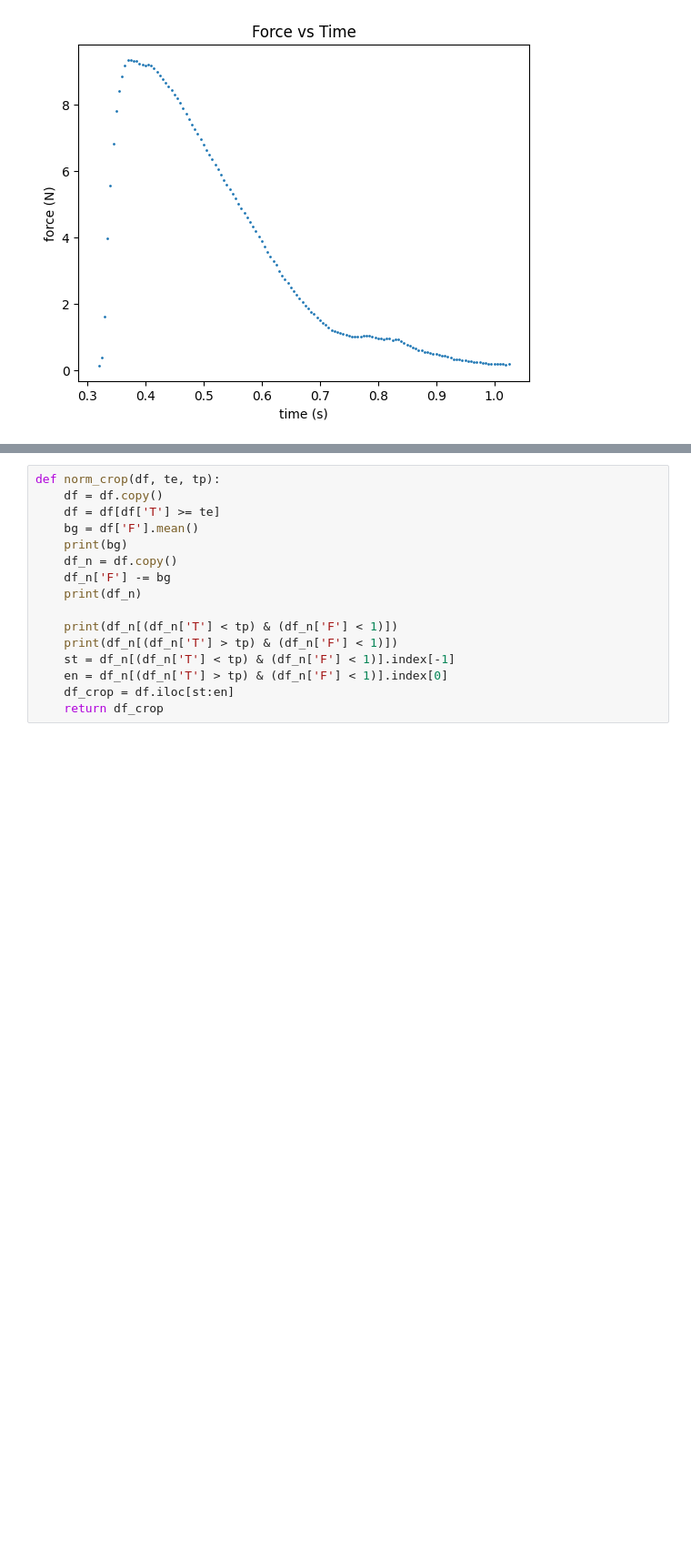
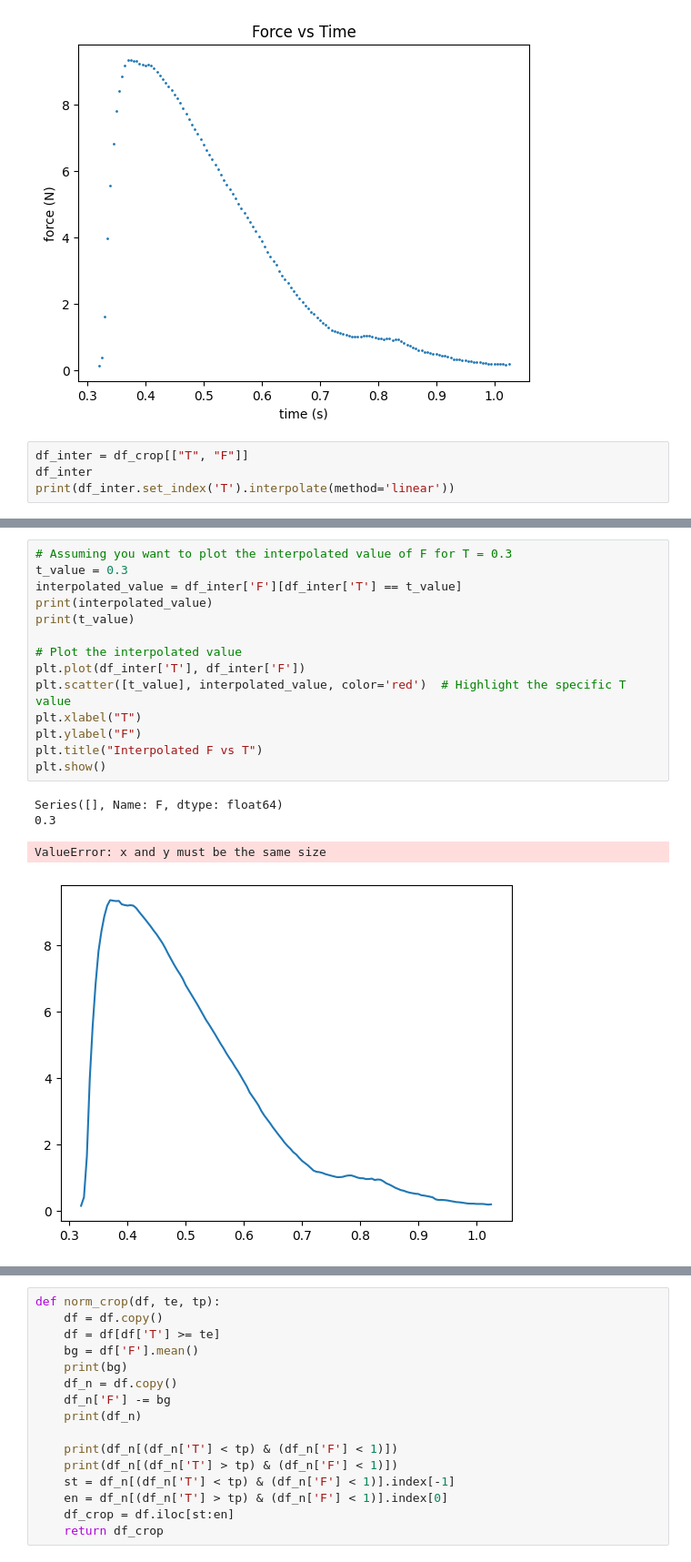
Before and after one commit to FormulaForest/Formula-Forest, a Jupyter notebook: Propulsion theory/exp_results.ipynb, the cells around one changed output, grey strips where cells are left out. Shown at 91% size. Drawn from its saved outputs; the diff is of its cells as text; blank space fills up the shorter version.

```diff
--- a/Propulsion theory/exp_results.ipynb
+++ b/Propulsion theory/exp_results.ipynb
@@ -75,3 +75,7 @@ plt.title("Force vs Time")
 plt.show()
 # %% [output]
 [figure]
+# %%
+df_inter = df_crop[["T", "F"]]
+df_inter
+print(df_inter.set_index('T').interpolate(method='linear'))
@@ -77,0 +96,19 @@ plt.show()
+# %%
+# Assuming you want to plot the interpolated value of F for T = 0.3
+t_value = 0.3
+interpolated_value = df_inter['F'][df_inter['T'] == t_value]
+print(interpolated_value)
+print(t_value)
+
+# Plot the interpolated value
+plt.plot(df_inter['T'], df_inter['F'])
+plt.scatter([t_value], interpolated_value, color='red')  # Highlight the specific T value
+plt.xlabel("T")
+plt.ylabel("F")
+plt.title("Interpolated F vs T")
+plt.show()
+# %% [output]
+Series([], Name: F, dtype: float64)
+0.3
+ValueError: x and y must be the same size
+[figure, added]
```
Also changed, not shown: parts of 2 cells of this notebook, 1 other file.
